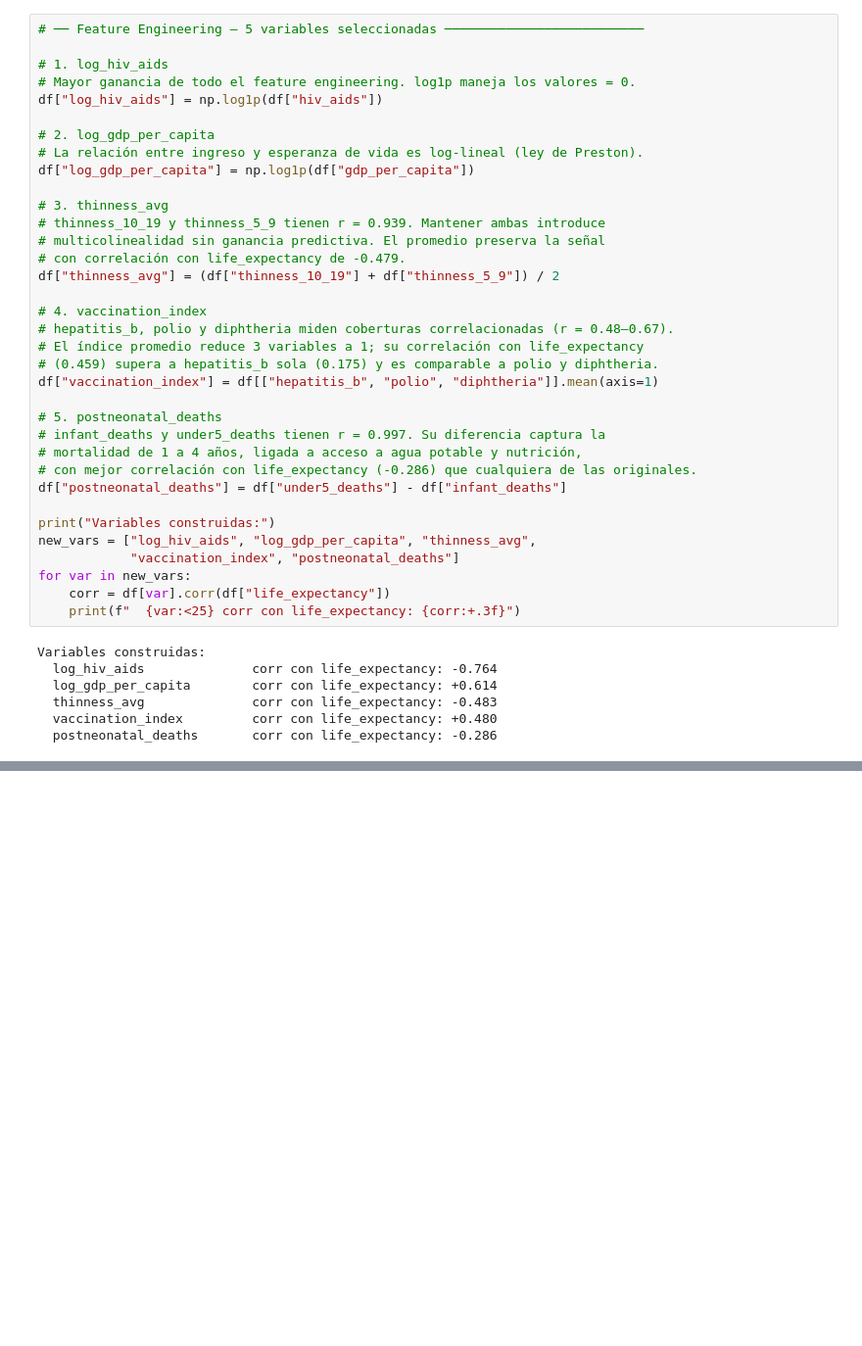
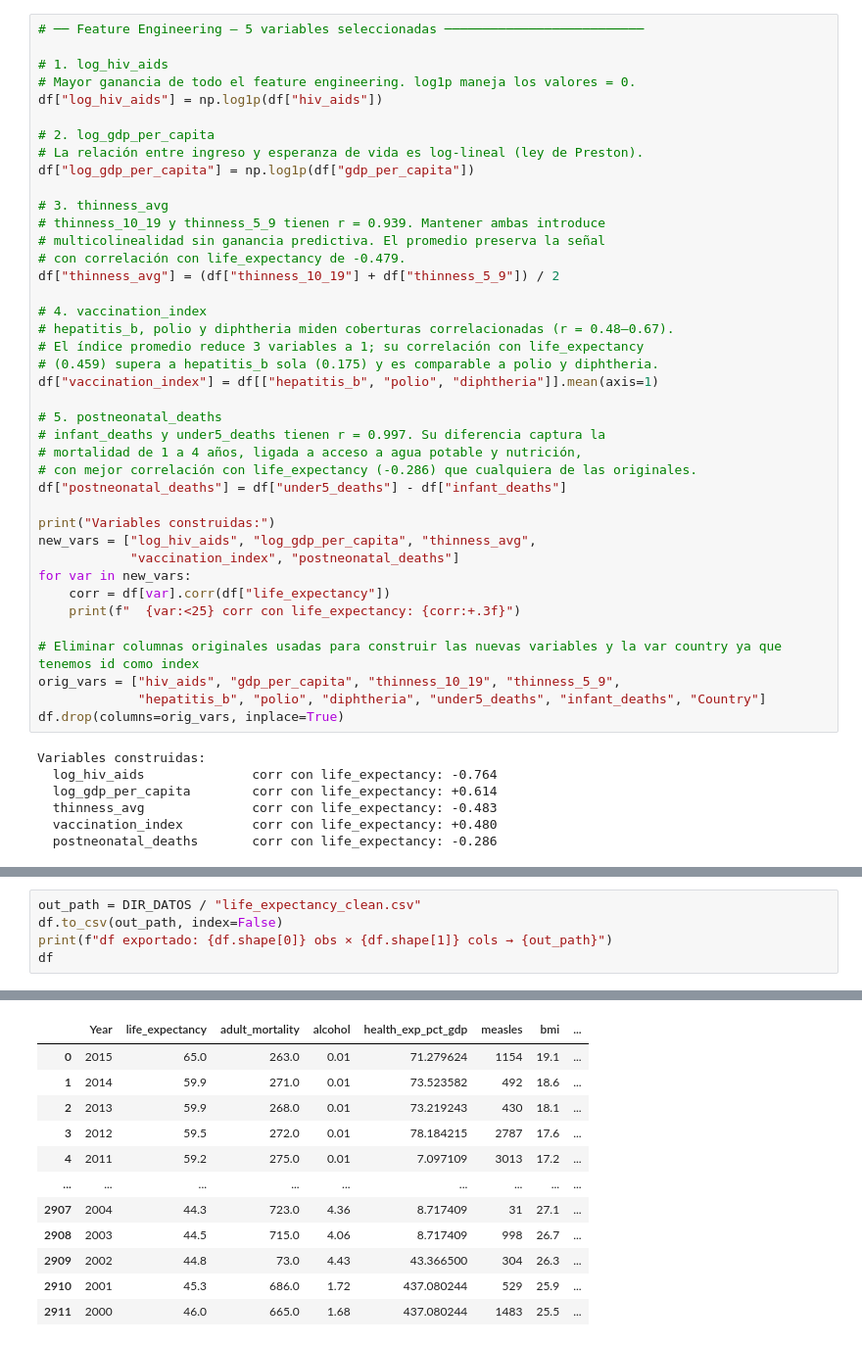
Before and after one commit to darc-17/Sandbox_HE2_DavidRodriguez, a Jupyter notebook: Taller 1/Punto 2. Regresión para Consultoría en Desarrollo Global/preprocesamiento_punto2.ipynb, the cells around one changed output, grey strips where cells are left out. Shown at 98% size. Drawn from its saved outputs; the diff is of its cells as text; blank space fills up the shorter version.

Commit message:
Orden de feature y eliminación de originales

```diff
--- a/Taller 1/Punto 2. Regresión para Consultoría en Desarrollo Global/preprocesamiento_punto2.ipynb
+++ b/Taller 1/Punto 2. Regresión para Consultoría en Desarrollo Global/preprocesamiento_punto2.ipynb
@@ -2425,6 +2418,11 @@ new_vars = ["log_hiv_aids", "log_gdp_per_capita", "thinness_avg",
 for var in new_vars:
     corr = df[var].corr(df["life_expectancy"])
     print(f"  {var:<25} corr con life_expectancy: {corr:+.3f}")
+
+# Eliminar columnas originales usadas para construir las nuevas variables y la var country ya que tenemos id como index
+orig_vars = ["hiv_aids", "gdp_per_capita", "thinness_10_19", "thinness_5_9",
+             "hepatitis_b", "polio", "diphtheria", "under5_deaths", "infant_deaths", "Country"]
+df.drop(columns=orig_vars, inplace=True)
 # %% [output]
 Variables construidas:
   log_hiv_aids              corr con life_expectancy: -0.764
@@ -2434,0 +2435,6 @@ Variables construidas:
+# %%
+out_path = DIR_DATOS / "life_expectancy_clean.csv"
+df.to_csv(out_path, index=False)
+print(f"df exportado: {df.shape[0]} obs × {df.shape[1]} cols → {out_path}")
+df
+# %% [output]
@@ -2434,0 +2442,12 @@ Variables construidas:
+|  | Year | life_expectancy | adult_mortality | alcohol | health_exp_pct_gdp | measles | bmi | ... |
+| 0 | 2015 | 65.0 | 263.0 | 0.01 | 71.279624 | 1154 | 19.1 | ... |
+| 1 | 2014 | 59.9 | 271.0 | 0.01 | 73.523582 | 492 | 18.6 | ... |
+| 2 | 2013 | 59.9 | 268.0 | 0.01 | 73.219243 | 430 | 18.1 | ... |
+| 3 | 2012 | 59.5 | 272.0 | 0.01 | 78.184215 | 2787 | 17.6 | ... |
+| 4 | 2011 | 59.2 | 275.0 | 0.01 | 7.097109 | 3013 | 17.2 | ... |
+| ... | ... | ... | ... | ... | ... | ... | ... | ... |
+| 2907 | 2004 | 44.3 | 723.0 | 4.36 | 8.717409 | 31 | 27.1 | ... |
+| 2908 | 2003 | 44.5 | 715.0 | 4.06 | 8.717409 | 998 | 26.7 | ... |
+| 2909 | 2002 | 44.8 | 73.0 | 4.43 | 43.366500 | 304 | 26.3 | ... |
+| 2910 | 2001 | 45.3 | 686.0 | 1.72 | 437.080244 | 529 | 25.9 | ... |
+| 2911 | 2000 | 46.0 | 665.0 | 1.68 | 437.080244 | 1483 | 25.5 | ... |
```
Also changed, not shown: parts of 11 cells of this notebook, 4 other files.
